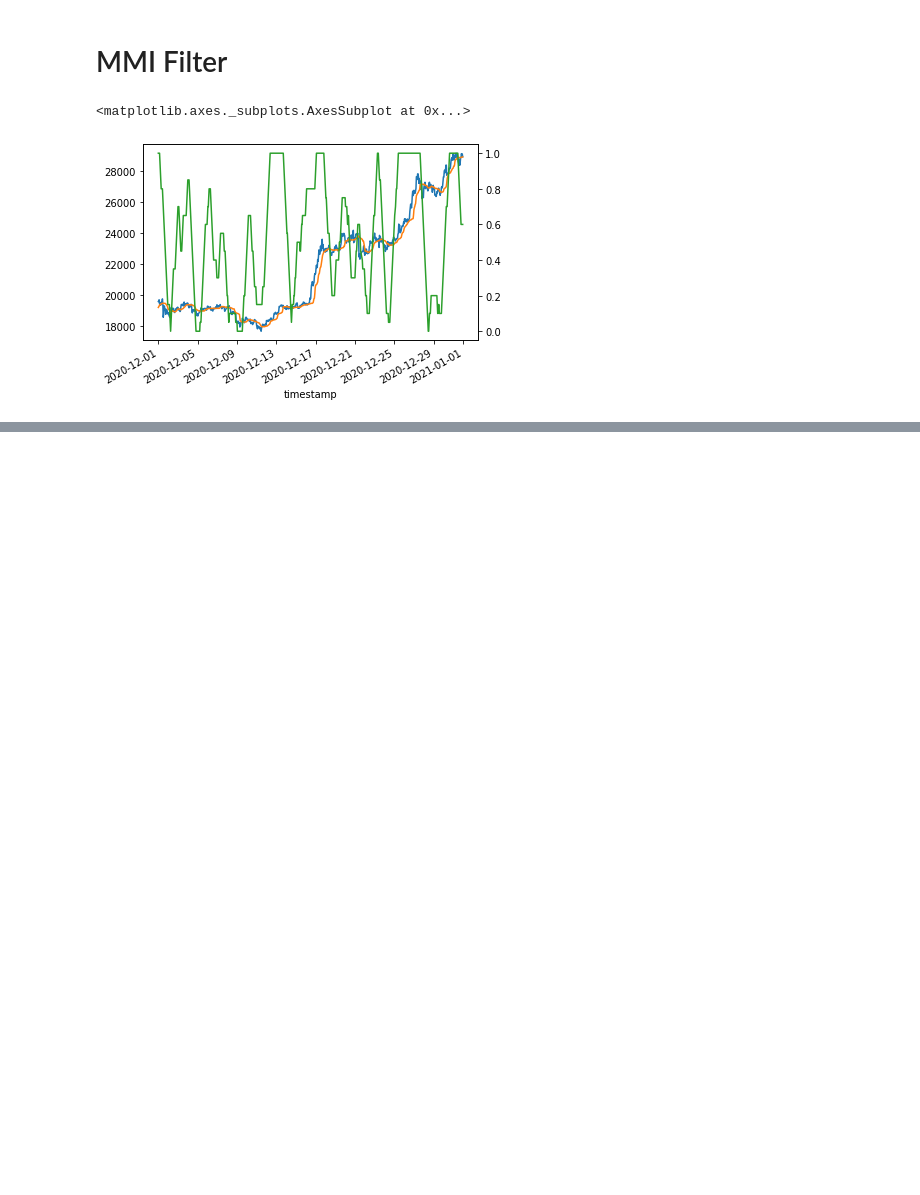
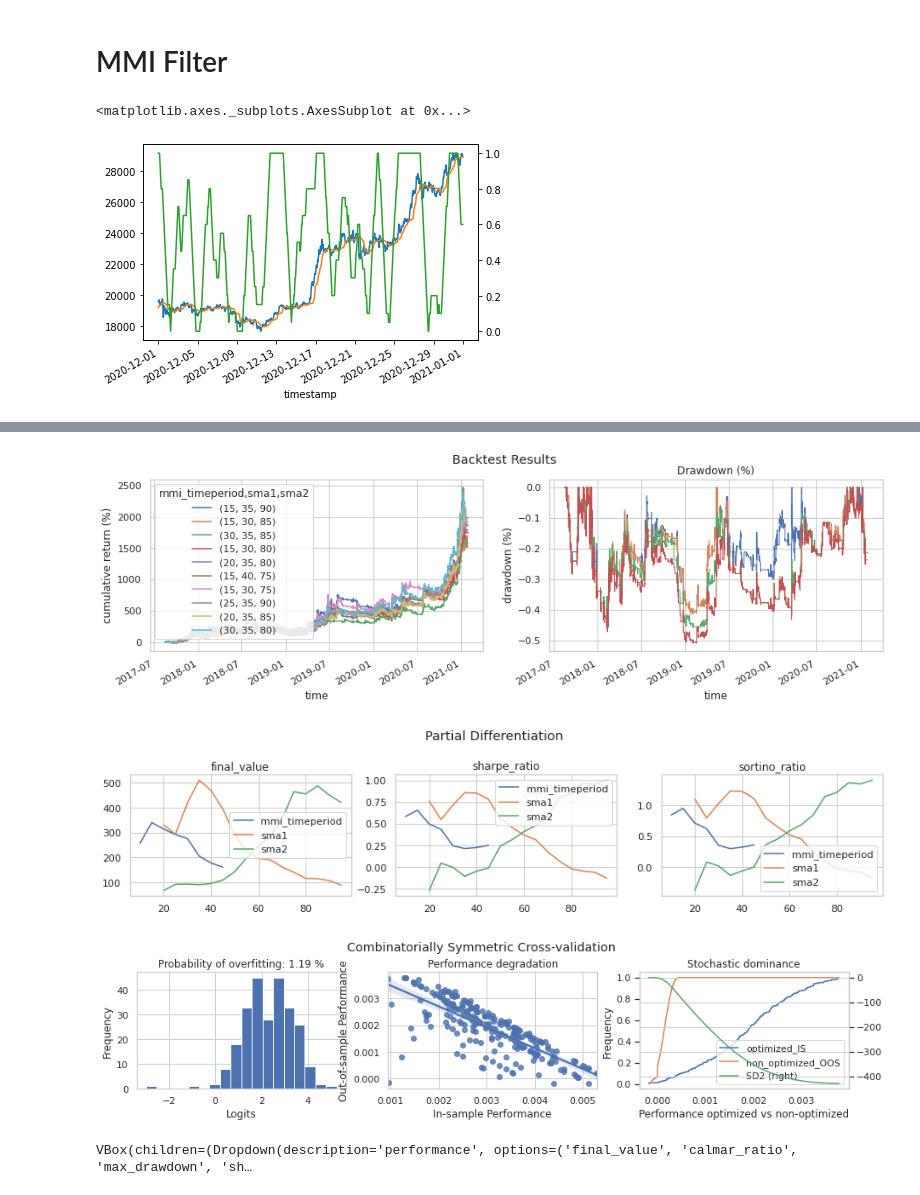
Before and after one commit to zhChenOuO/ml_virtual_currency, a Jupyter notebook: 03.ipynb, the cells around one changed output, grey strips where cells are left out. Saved outputs shown, nothing was run; the diff lists cells and outputs as text; code cells hidden in the pictures; blank space fills up the shorter version.

```diff
--- a/03.ipynb
+++ b/03.ipynb
@@ -29,0 +136,9 @@ mmi['2020-12'].plot(secondary_y = True)
+# %%
+variables = {'sma1':np.arange(20,100,5),'sma2':np.arange(20,100,5)}
+f_mmi = mmi_filter.create({'timeperiod':np.arange(10,50,5 )})
+portfolio = sma_strategy.backtest(ohlcv,variables=variables,filters={'mmi':f_mmi}, freq='1h',plot=True)
+# %% [output]
+[figure, added]
+[figure, added]
+[figure, added]
+VBox(children=(Dropdown(description='performance', options=('final_value', 'calmar_ratio', 'max_drawdown', 'sh…
```
Also changed, not shown: parts of 6 cells of this notebook.
